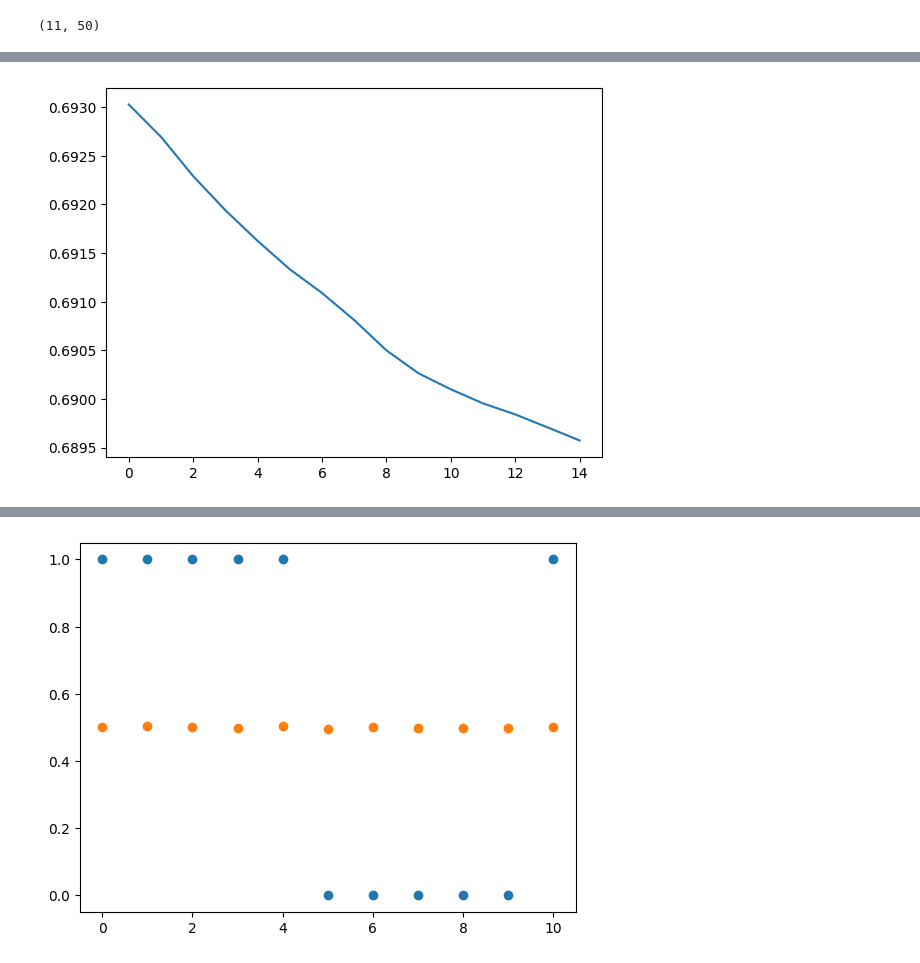
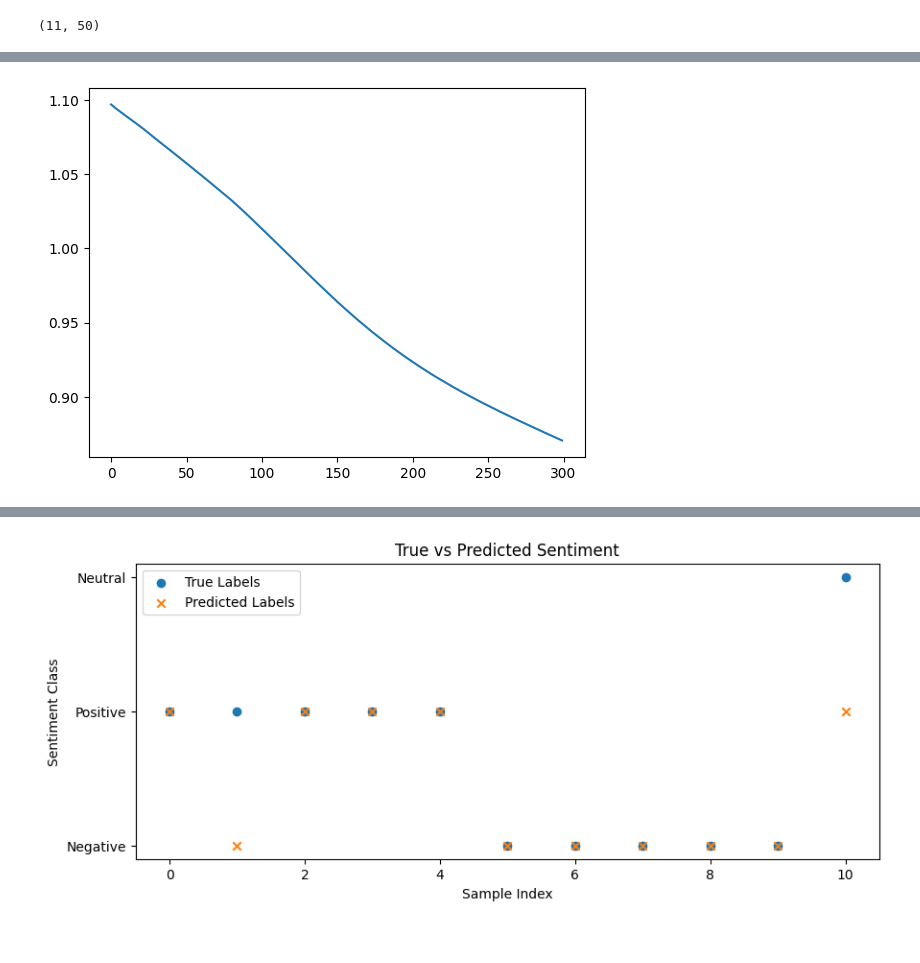
Before and after one commit to simranamesar/NLP-Simran-Amesar-100007050, a Jupyter notebook: FFNN - Sentiment Analysis.ipynb, the cells around one changed output, grey strips where cells are left out. Drawn from its saved outputs; the diff is of its cells as text; code cells hidden in the pictures.

Commit message:
Updated sentiment analysis notebook

```diff
--- a/FFNN - Sentiment Analysis.ipynb
+++ b/FFNN - Sentiment Analysis.ipynb
@@ -19,8 +19,9 @@ texts = [
 # %%
 # 1 = Positive
 # 0 = Negative
+# 2 = Neutral
 
-labels = [1,1,1,1,1,0,0,0,0,0,1]
+labels = [1,1,1,1,1,0,0,0,0,0,2]
 # %%
 import numpy as np
 
@@ -96,11 +96,11 @@ from tensorflow.keras.layers import Dense #creates a fully connected layer
 # %%
 model = Sequential()
-model.add(Dense(8,activation='relu',input_shape=(X.shape[1],)))
-model.add(Dense(1, activation='sigmoid'))
+model.add(Dense(8, activation='relu', input_shape=(X.shape[1],)))
+model.add(Dense(3, activation='softmax'))  # 3 output neurons: Negative, Positive, Neutral
 
 model.compile(
     optimizer='adam',
-    loss='binary_crossentropy',
+    loss='sparse_categorical_crossentropy',
     metrics=['accuracy']
 )
 
@@ -109,7 +109,7 @@ model.summary()
 history = model.fit(
     X,
     np.array(labels),
-    epochs=15,
+    epochs=300,
     verbose=1
 )
 # %% [output]
@@ -169,11 +180,22 @@ import matplotlib.pyplot as plt
 plt.plot(history.history['loss'])
 plt.show()
 # %% [output]
-[figure, old version]
+[figure, new version]
 # %%
-predictions = model.predict(X).flatten()
+import matplotlib.pyplot as plt
 
-plt.scatter(range(len(labels)), labels)
-plt.scatter(range(len(predictions)), predictions)
+raw_predictions = model.predict(X)
+predicted_classes = np.argmax(raw_predictions, axis=1)
+
+label_names = {0: "Negative", 1: "Positive", 2: "Neutral"}
+
+plt.figure(figsize=(10, 4))
+plt.scatter(range(len(labels)), labels, label="True Labels", marker="o")
+plt.scatter(range(len(predicted_classes)), predicted_classes, label="Predicted Labels", marker="x")
+plt.yticks([0, 1, 2], ["Negative", "Positive", "Neutral"])
+plt.xlabel("Sample Index")
+plt.ylabel("Sentiment Class")
+plt.title("True vs Predicted Sentiment")
+plt.legend()
 plt.show()
 # %% [output]
@@ -181 +203 @@ plt.show()
-[figure, old version]
+[figure, new version]
```
Also changed, not shown: parts of 6 cells of this notebook.
